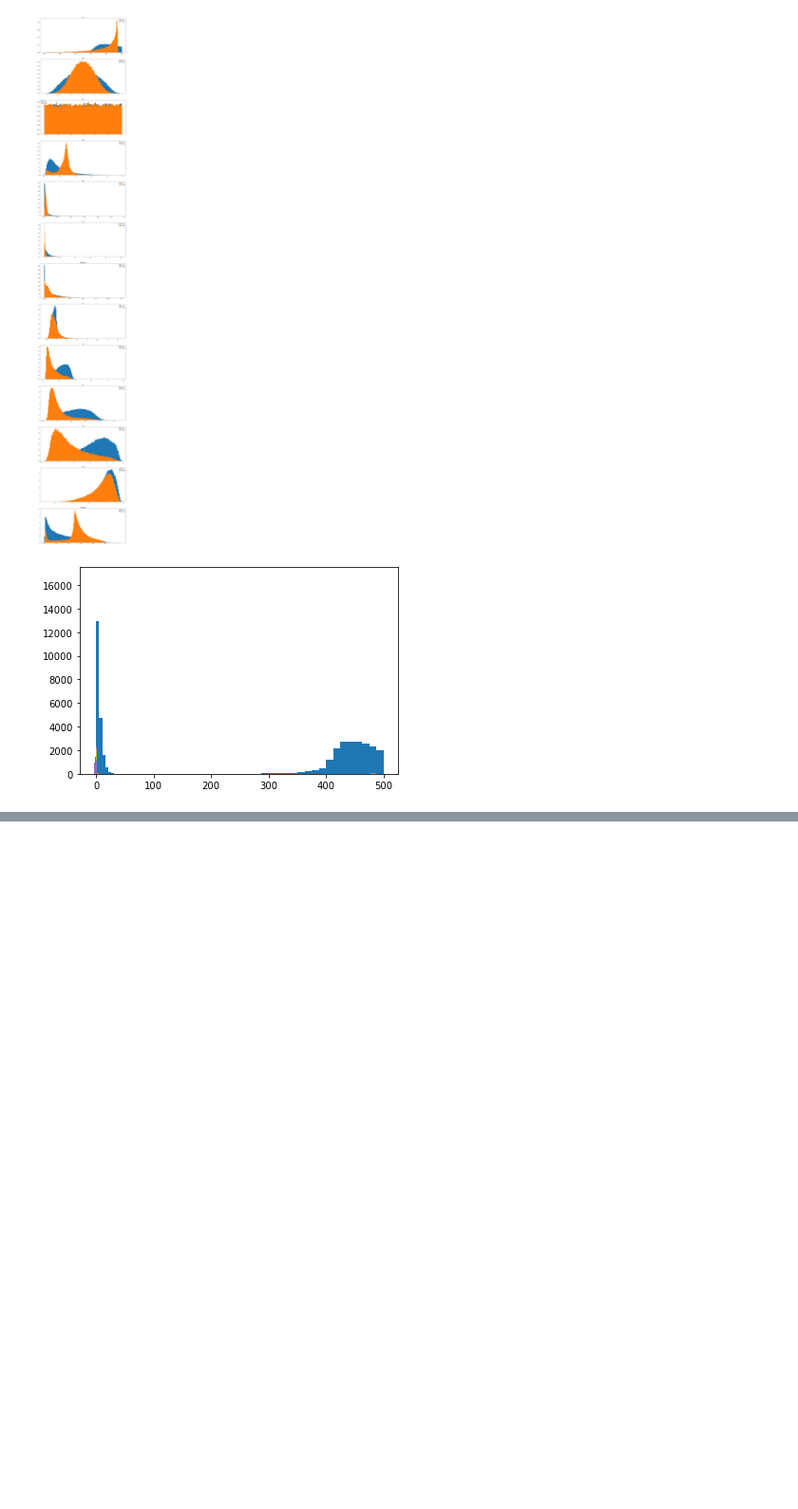
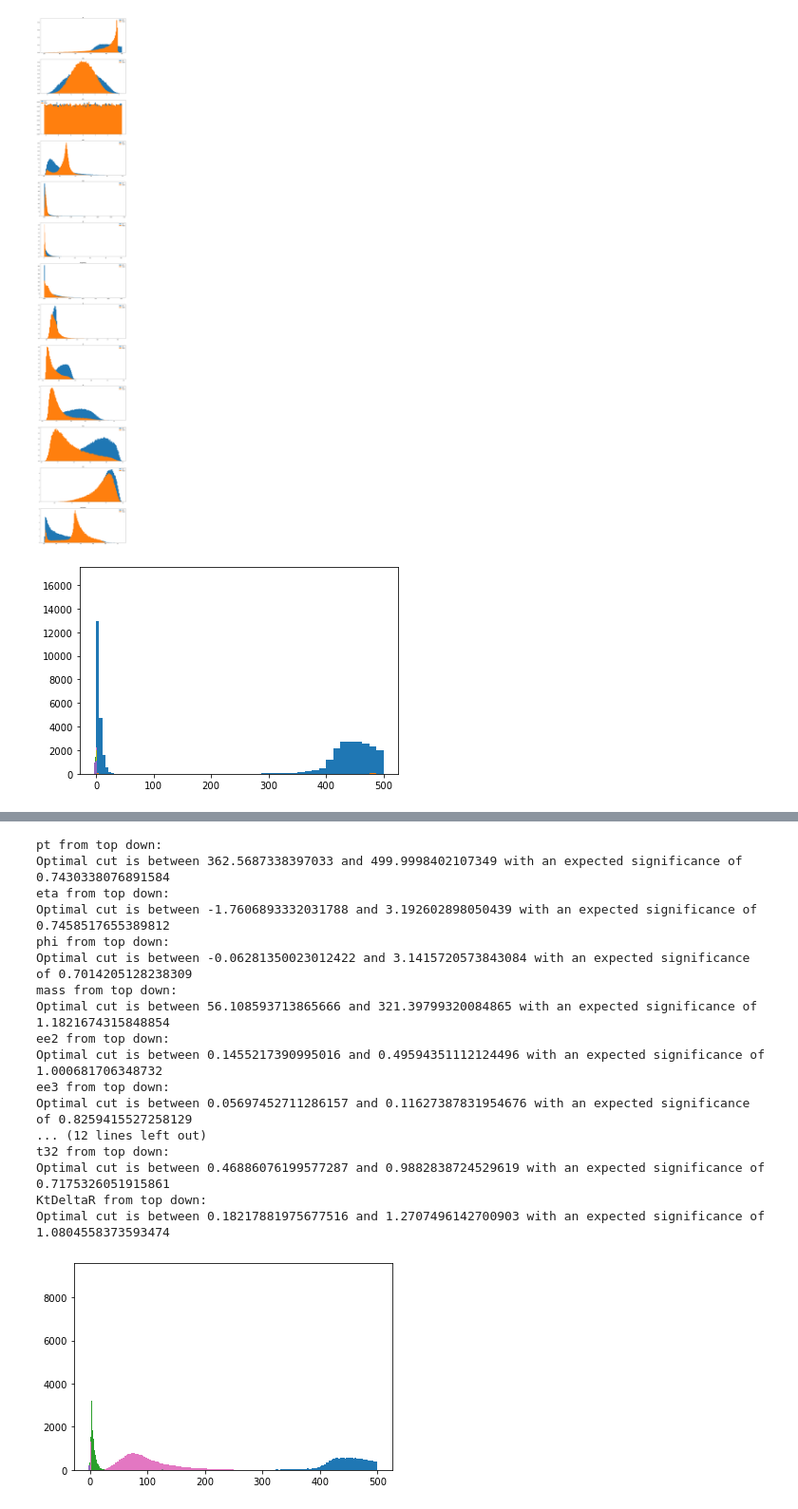
Before and after one commit to jarods00/PHYS434, a Jupyter notebook: Lab 7 & 8.ipynb, the cells around one changed output, grey strips where cells are left out. Shown at 95% size. Cells and saved outputs as stored; diff of their text form; code cells hidden in the pictures; blank space fills up the shorter version.

```diff
--- a/Lab 7 & 8.ipynb
+++ b/Lab 7 & 8.ipynb
@@ -311,0 +302,49 @@ For KtDeltaR, the optimal cut is between 0.5112816180980099 and 0.76443761682203
+# %%
+fig, ax = plt.subplots(1, 1)
+
+for key in qcd:
+    print(key + " from top down:")
+
+    n_higgs = 100
+    n_qcd = 20000
+
+    lower_val = qcd[key].min()
+    upper_val = qcd[key].max()
+
+    hist_qcd = ax.hist(qcd[key], bins = 100, density = False, weights = [qcd_weight], range = (lower_val, upper_val))
+    hist_higgs = ax.hist(higgs[key], bins = 100, density = False, weights = [higgs_weight], range = (lower_val, upper_val))
+
+    cut_sigs = []
+    for i in range(100):
+        n_qcd = np.sum(hist_qcd[0][100-i:i])
+        n_higgs = np.sum(hist_higgs[0][100-i:i])
+        sig = stats.norm.ppf(stats.poisson.cdf(n_higgs + n_qcd, n_qcd, loc = 0))
+        if sig != float('inf'):
+            cut_sigs.append(sig)
+        elif sig == float('inf'):
+            cut_sigs.append(0)
+
+    index_max = cut_sigs.index(max(cut_sigs))
+
+    print("Optimal cut is between " + str(((index_max + 1) * ((upper_val - lower_val) / 100) + lower_val)) + " and " + str(upper_val) + " with an expected significance of " + str(cut_sigs[index_max]))
+
+plt.close()
+# %% [output]
+pt from top down:
+Optimal cut is between 362.5687338397033 and 499.9998402107349 with an expected significance of 0.7430338076891584
+eta from top down:
+Optimal cut is between -1.7606893332031788 and 3.192602898050439 with an expected significance of 0.7458517655389812
+phi from top down:
+Optimal cut is between -0.06281350023012422 and 3.1415720573843084 with an expected significance of 0.7014205128238309
+mass from top down:
+Optimal cut is between 56.108593713865666 and 321.39799320084865 with an expected significance of 1.1821674315848854
+ee2 from top down:
+Optimal cut is between 0.1455217390995016 and 0.49594351112124496 with an expected significance of 1.000681706348732
+ee3 from top down:
+Optimal cut is between 0.05697452711286157 and 0.11627387831954676 with an expected significance of 0.8259415527258129
+... (12 lines left out)
+t32 from top down:
+Optimal cut is between 0.46886076199577287 and 0.9882838724529619 with an expected significance of 0.7175326051915861
+KtDeltaR from top down:
+Optimal cut is between 0.18217881975677516 and 1.2707496142700903 with an expected significance of 1.0804558373593474
+[figure, added]
```
Also changed, not shown: parts of 5 cells of this notebook.
